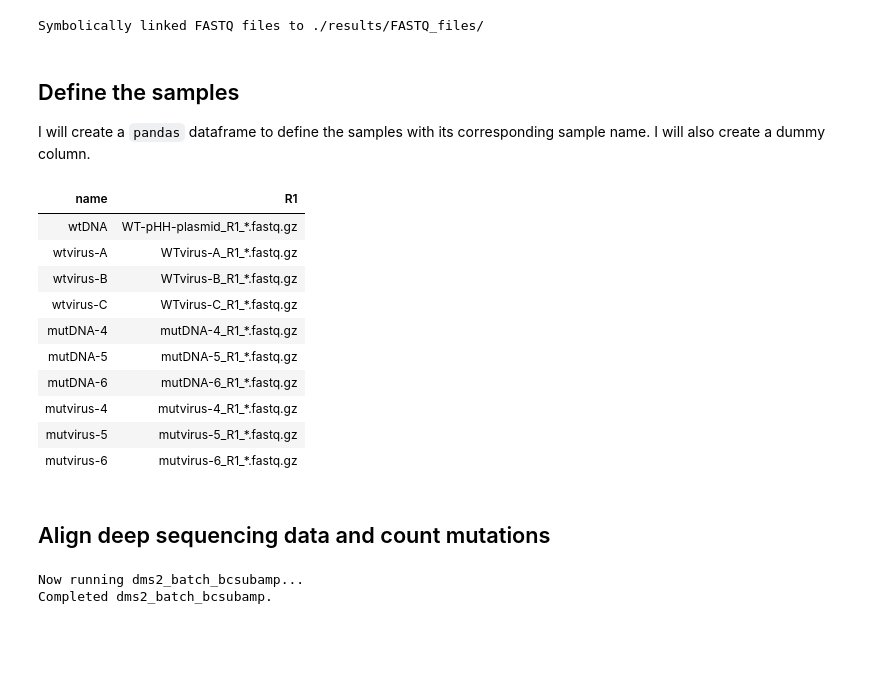
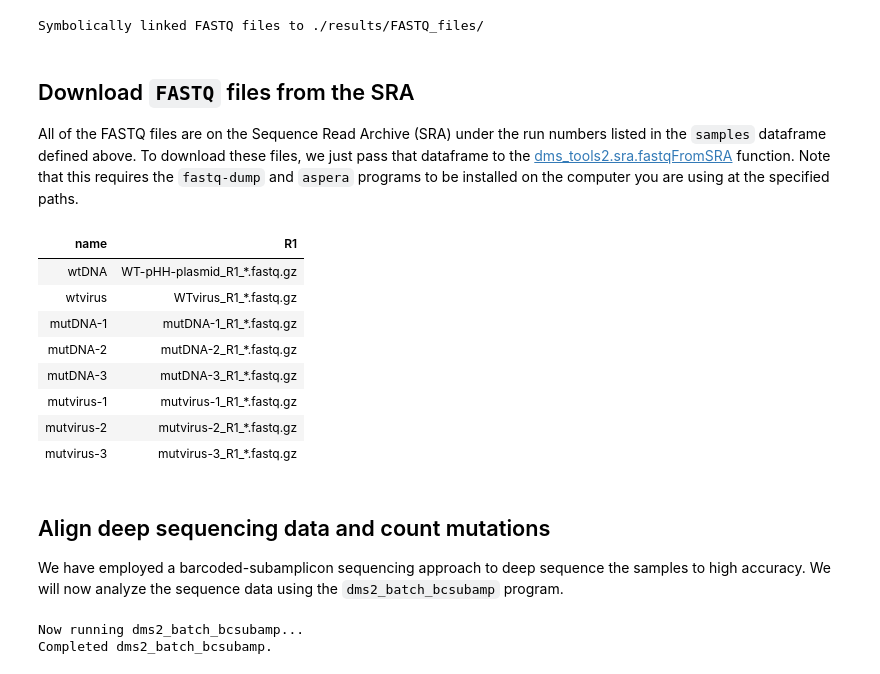
Before and after one commit to jbloomlab/Perth2009-reversegen-DMS, a Jupyter notebook: analysis_notebook.ipynb, the cells around one changed output. Drawn from its saved outputs; the diff is of its cells as text; code cells hidden in the pictures; blank space fills up the shorter version.

```diff
--- a/analysis_notebook.ipynb
+++ b/analysis_notebook.ipynb
@@ -84,38 +130,36 @@ log = !python ./data/symlink_fastq.py
 print("Symbolically linked FASTQ files to {0}".format(fastqdir))
 # %% [output]
 Symbolically linked FASTQ files to ./results/FASTQ_files/
-# %% [markdown]
-## Define the samples
-
-I will create a `pandas` dataframe to define the samples with its corresponding sample name. I will also create a dummy column.
+# %% [markdown]
+## Download `FASTQ` files from the SRA
+
+All of the FASTQ files are on the Sequence Read Archive (SRA) under the run numbers listed in the `samples` dataframe defined above. To download these files, we just pass that dataframe to the [dms_tools2.sra.fastqFromSRA](https://jbloomlab.github.io/dms_tools2/dms_tools2.sra.html#dms_tools2.sra.fastqFromSRA) function. Note that this requires the `fastq-dump` and `aspera` programs to be installed on the computer you are using at the specified paths.
 # %%
 samples = pd.DataFrame([('wtDNA', 'WT-pHH-plasmid_R1_*.fastq.gz')] +
-                       [('wtvirus-A', 'WTvirus-A_R1_*.fastq.gz')] +
-                       [('wtvirus-B', 'WTvirus-B_R1_*.fastq.gz')] +
-                       [('wtvirus-C', 'WTvirus-C_R1_*.fastq.gz')] +
-                       [('mutDNA-4', 'mutDNA-4_R1_*.fastq.gz')] +
-                       [('mutDNA-5', 'mutDNA-5_R1_*.fastq.gz')] +
-                       [('mutDNA-6', 'mutDNA-6_R1_*.fastq.gz')] +
-                       [('mutvirus-4', 'mutvirus-4_R1_*.fastq.gz')] +
-                       [('mutvirus-5', 'mutvirus-5_R1_*.fastq.gz')] +
-                       [('mutvirus-6', 'mutvirus-6_R1_*.fastq.gz')],
+                       [('wtvirus', 'WTvirus_R1_*.fastq.gz')] +
+                       [('mutDNA-1', 'mutDNA-1_R1_*.fastq.gz')] +
+                       [('mutDNA-2', 'mutDNA-2_R1_*.fastq.gz')] +
+                       [('mutDNA-3', 'mutDNA-3_R1_*.fastq.gz')] +
+                       [('mutvirus-1', 'mutvirus-1_R1_*.fastq.gz')] +
+                       [('mutvirus-2', 'mutvirus-2_R1_*.fastq.gz')] +
+                       [('mutvirus-3', 'mutvirus-3_R1_*.fastq.gz')],
                        columns = ['name', 'R1'])
 
 display(HTML(samples.to_html(index=False)))
 # %% [output]
 | name | R1 |
 | wtDNA | WT-pHH-plasmid_R1_*.fastq.gz |
-| wtvirus-A | WTvirus-A_R1_*.fastq.gz |
-| wtvirus-B | WTvirus-B_R1_*.fastq.gz |
-| wtvirus-C | WTvirus-C_R1_*.fastq.gz |
-| mutDNA-4 | mutDNA-4_R1_*.fastq.gz |
-| mutDNA-5 | mutDNA-5_R1_*.fastq.gz |
-| mutDNA-6 | mutDNA-6_R1_*.fastq.gz |
-| mutvirus-4 | mutvirus-4_R1_*.fastq.gz |
-| mutvirus-5 | mutvirus-5_R1_*.fastq.gz |
-| mutvirus-6 | mutvirus-6_R1_*.fastq.gz |
+| wtvirus | WTvirus_R1_*.fastq.gz |
+| mutDNA-1 | mutDNA-1_R1_*.fastq.gz |
+| mutDNA-2 | mutDNA-2_R1_*.fastq.gz |
+| mutDNA-3 | mutDNA-3_R1_*.fastq.gz |
+| mutvirus-1 | mutvirus-1_R1_*.fastq.gz |
+| mutvirus-2 | mutvirus-2_R1_*.fastq.gz |
+| mutvirus-3 | mutvirus-3_R1_*.fastq.gz |
-# %% [markdown]
-## Align deep sequencing data and count mutations
+# %% [markdown]
+## Align deep sequencing data and count mutations
+
+We have employed a barcoded-subamplicon sequencing approach to deep sequence the samples to high accuracy. We will now analyze the sequence data using the `dms2_batch_bcsubamp` program.
 # %%
 # Reference coding sequence of Perth/2009 HA; from plasmid #1535 pICR2-Perth09-HA
 refseq = './data/Perth09_HA_reference.fa'
```
Also changed, not shown: parts of 22 cells of this notebook, 1 other file.
